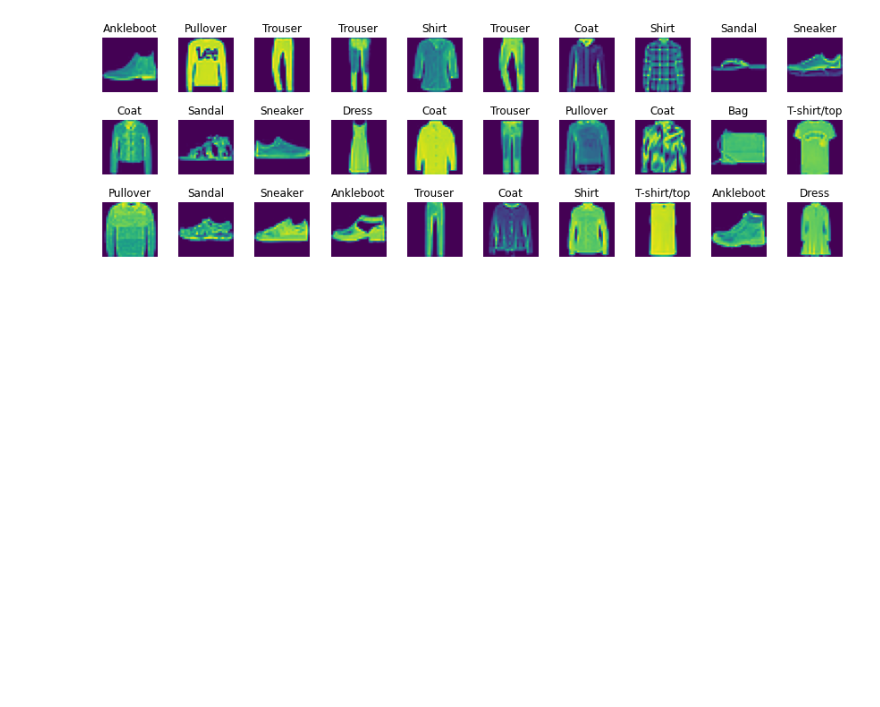
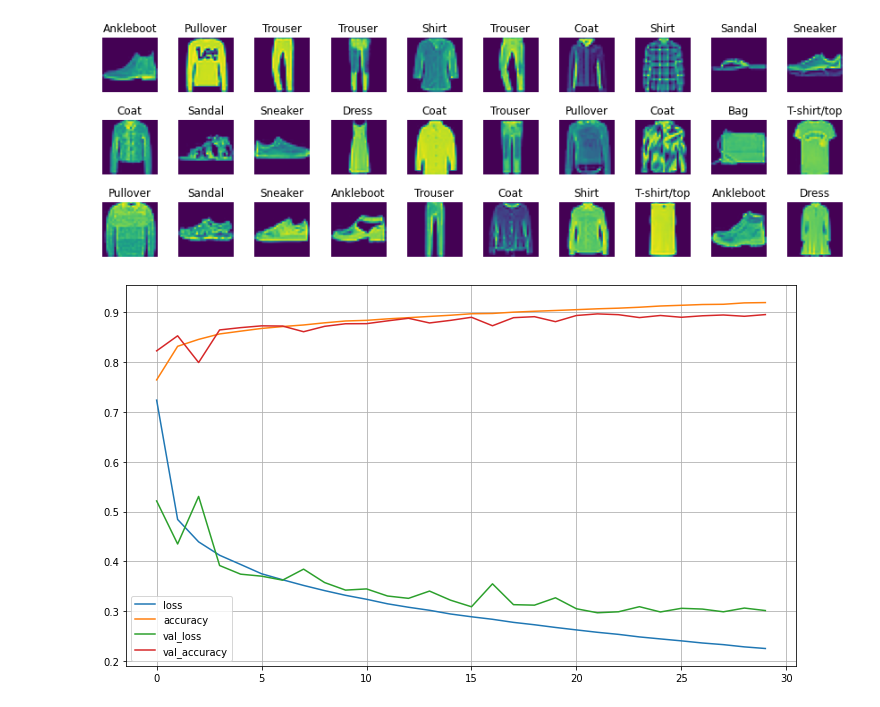
Before and after one commit to ishansuryan/Croma-Campus-Python-, a Jupyter notebook: 02_30_04_00_WD/02_30_04_00_WD_03042021/02_30_04_00_03042021.ipynb, the cells around one changed output. Cells and saved outputs as stored; diff of their text form; code cells hidden in the pictures; blank space fills up the shorter version.

```diff
--- a/02_30_04_00_WD/02_30_04_00_WD_03042021/02_30_04_00_03042021.ipynb
+++ b/02_30_04_00_WD/02_30_04_00_WD_03042021/02_30_04_00_03042021.ipynb
@@ -114,3 +125,11 @@ plt.subplots_adjust(wspace = 0.2, hspace = 0.5)
 plt.show()
 # %% [output]
 [figure]
+# %%
+import pandas as pd
+model_graphs = pd.DataFrame(history.history)
+# %%
+model_graphs.plot(figsize = (12,7))
+plt.grid(True)
+# %% [output]
+[figure, added]
```
Also changed, not shown: parts of 9 cells of this notebook, 4 other files.
